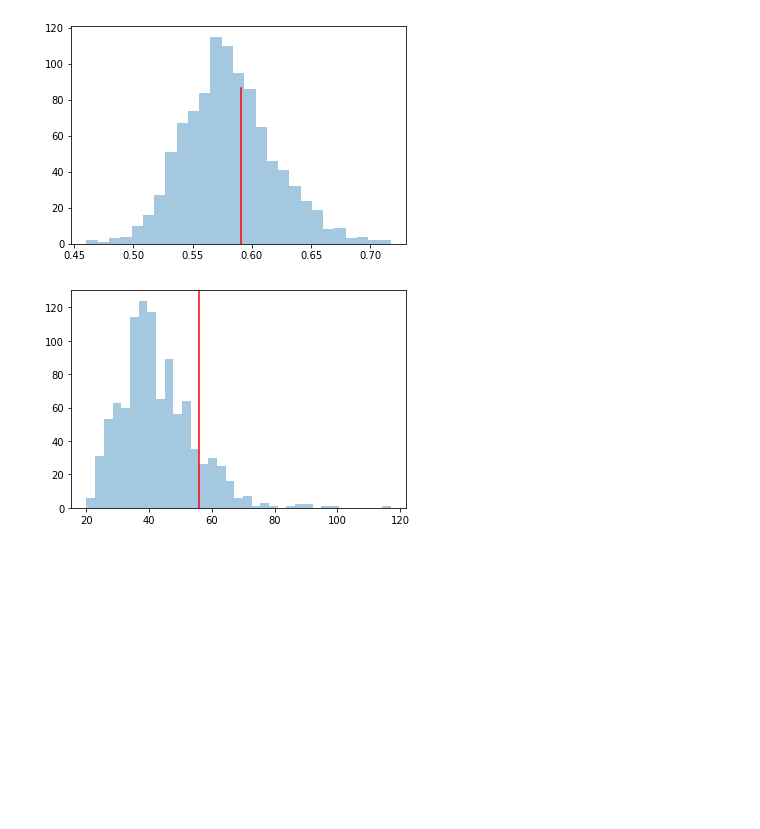
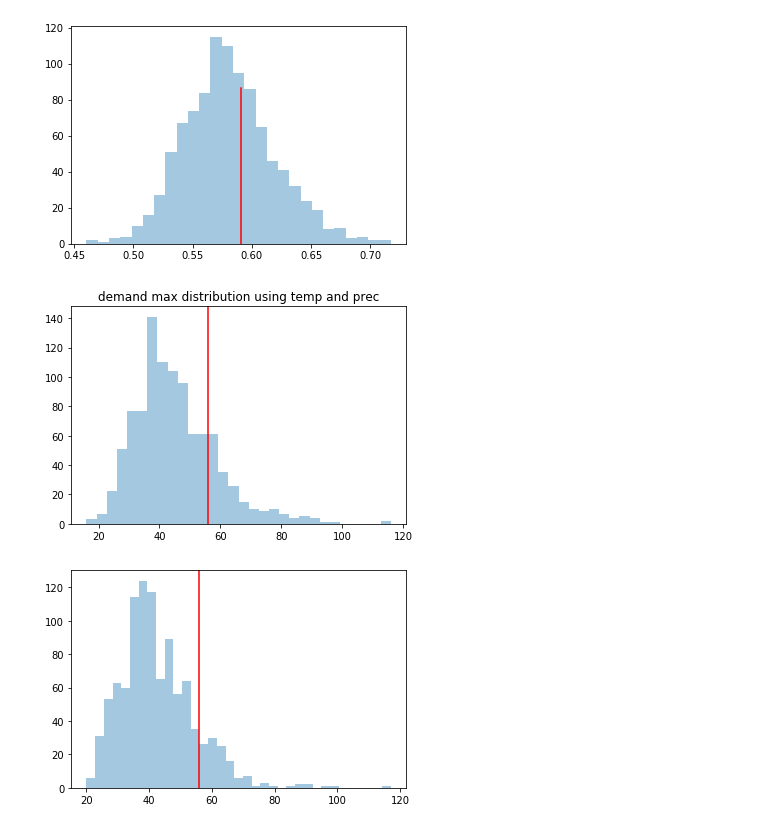
Before and after one commit to ssharpe42/probprog-finalproject, a Jupyter notebook: negbin_weather.ipynb, the cells around one changed output. Saved outputs shown, nothing was run; the diff lists cells and outputs as text; code cells hidden in the pictures; blank space fills up the shorter version.

```diff
--- a/negbin_weather.ipynb
+++ b/negbin_weather.ipynb
@@ -96,6 +71,12 @@ probs are tensor([0.0147, 0.0142, 0.0146,  ..., 0.0198, 0.0201, 0.0480],
                            stat=perc_0)
 # %% [output]
 [figure]
+# %%
+
+compare_test_statistic(data_samp.demand.values, post_samples_prec[:,0,:],
+                       stat=max_,title='demand max distribution using temp and prec')
+# %% [output]
+[figure, added]
 # %%
     compare_test_statistic(data_samp.demand.values, post_samples[:, 0, :],
                            stat=max_)
```
Also changed, not shown: parts of 7 cells of this notebook, 4 other files.
